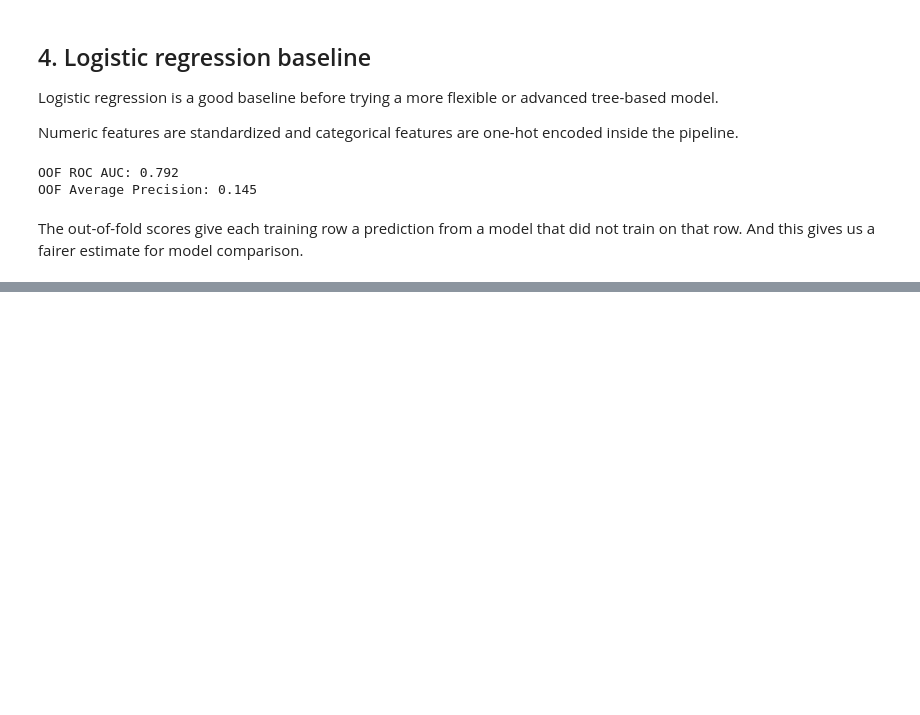
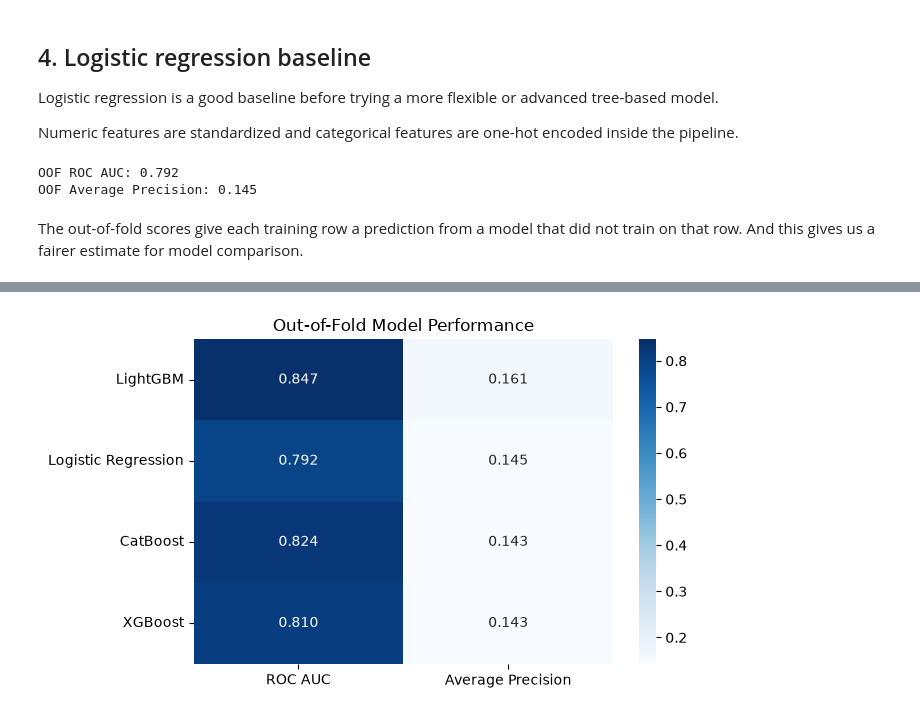
Before and after one commit to ACSanders/beyond-churn, a Jupyter notebook: notebooks/02_churn_prediction.ipynb, the cells around one changed output, grey strips where cells are left out. Saved outputs shown, nothing was run; the diff lists cells and outputs as text; code cells hidden in the pictures; blank space fills up the shorter version.

```diff
--- a/notebooks/02_churn_prediction.ipynb
+++ b/notebooks/02_churn_prediction.ipynb
@@ -184,10 +190,12 @@ CatBoost is great at handling categorical features. So, it is a good fit for thi
 
 I use a small hyperparameter search. The goal is to find a reasonable model, not try to exhaust every possible configuration.
 # %%
+# log loss to train predicted churn scores
+# PRAUC can be more informative than accuracy for the imbalanced churn problem
 catboost_model = CatBoostClassifier(
     loss_function="Logloss",
     eval_metric="PRAUC",
-    verbose=2,
+    verbose=0,
     random_seed=RANDOM_STATE,
     thread_count=-1
 )
@@ -203,11 +211,15 @@ catboost_search = RandomizedSearchCV(
     estimator=catboost_model,
     param_distributions=catboost_params,
     n_iter=5,
+
+    # Average precision summarizes precision-recall curve - good for comparing models when the positive class is rare
     scoring="average_precision",
+
     cv=cv,
     random_state=RANDOM_STATE,
     n_jobs=1,
-    refit=True
+    refit=True,
+    verbose=2
 )
 
 catboost_search.fit(
@@ -217,8 +229,5 @@ catboost_search.fit(
 )
 
 print("Best parameters:", catboost_search.best_params_)
-print(
-    "Best CV Average Precision:",
-    round(catboost_search.best_score_, 3)
-)
+print("Best CV Average Precision:", round(catboost_search.best_score_, 3))
 # %% [output]
@@ -267,0 +490,23 @@ model_comparison
+# %%
+# make heatmap
+comparison_heatmap = (
+    model_comparison
+    .set_index("Model")[["ROC AUC", "Average Precision"]]
+)
+
+plt.figure(figsize=(7, 4))
+
+sns.heatmap(
+    comparison_heatmap,
+    annot=True,
+    fmt=".3f",
+    cmap="Blues"
+)
+
+plt.title("Out-of-Fold Model Performance")
+plt.xlabel("")
+plt.ylabel("")
+plt.tight_layout()
+plt.show()
+# %% [output]
+[figure, added]
```
Also changed, not shown: parts of 24 cells of this notebook, 4 other files.
